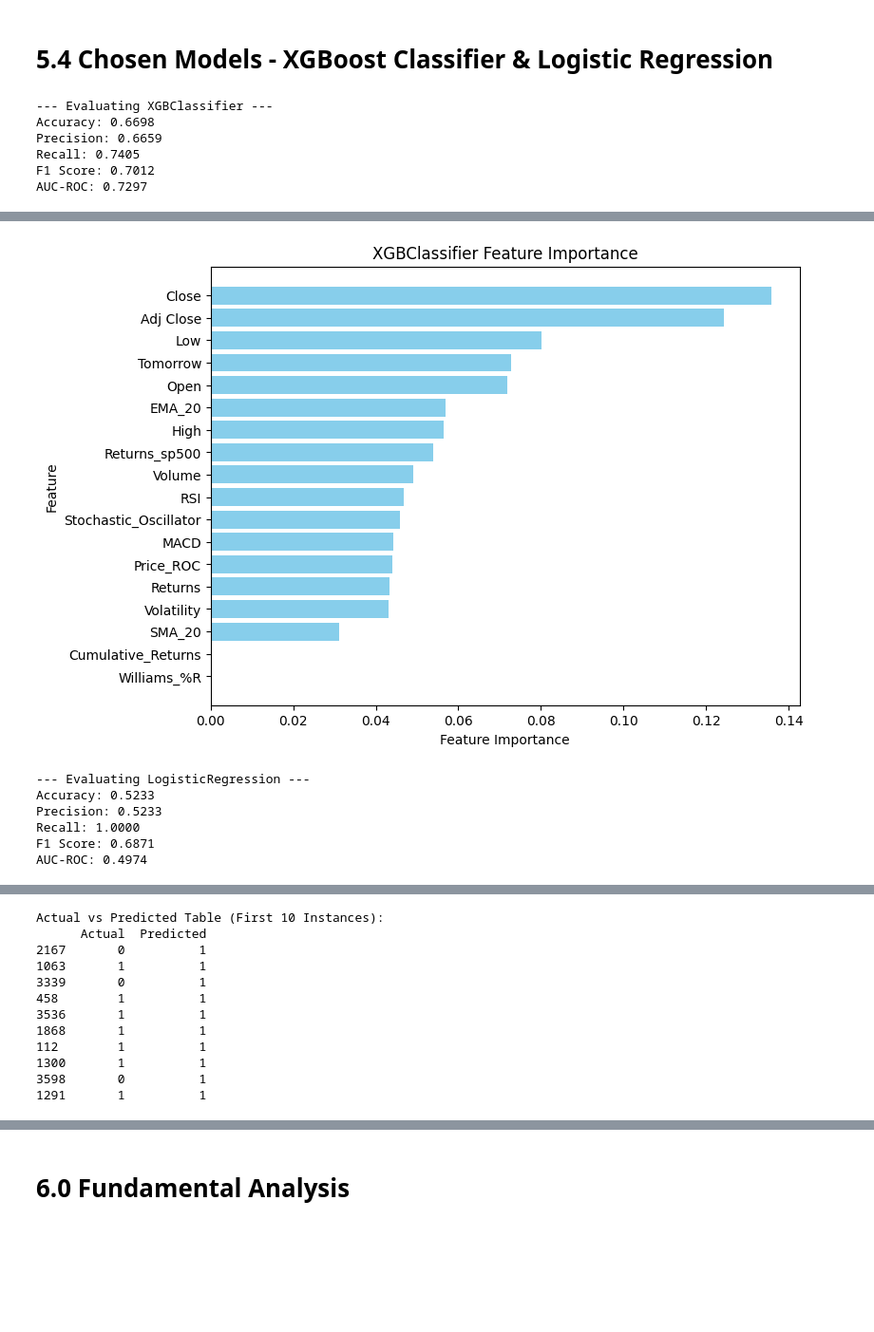
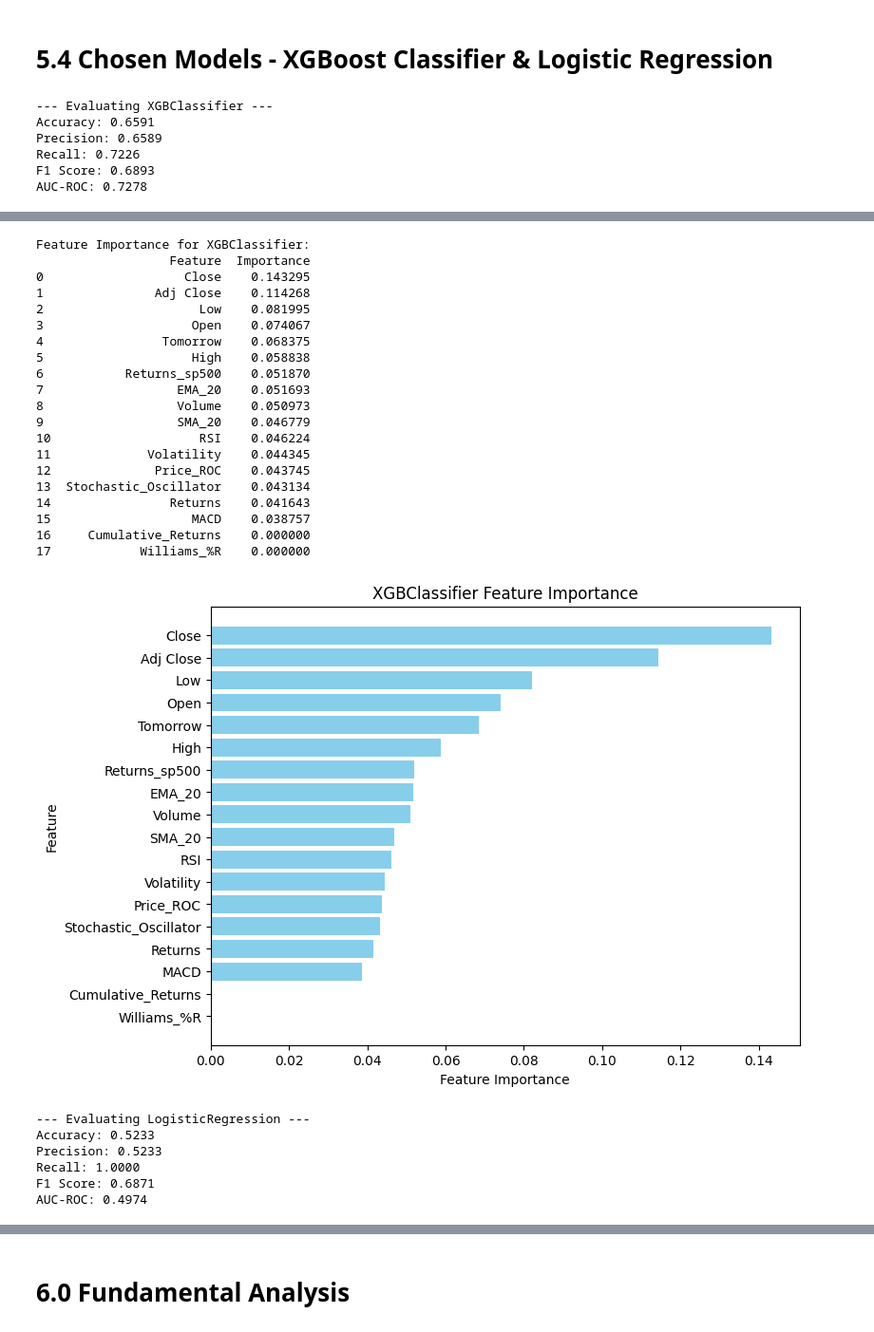
Before and after one commit to kovikov/Stock_Market_Trend_Analysis, a Jupyter notebook: Stock_Market_Trend_Analysis.ipynb, the cells around one changed output, grey strips where cells are left out. Shown at 95% size. Saved outputs shown, nothing was run; the diff lists cells and outputs as text; code cells hidden in the pictures; blank space fills up the shorter version.

```diff
--- a/Stock_Market_Trend_Analysis.ipynb
+++ b/Stock_Market_Trend_Analysis.ipynb
@@ -1728,19 +1653,35 @@ for name, model in fitted_models.items():
     plt.title(f'Actual vs Predicted - {name}')
     plt.show()
 
-    # 📌 Feature Importance for XGBClassifier
+
+        # 📌 Feature Importance for XGBClassifier
     if name == 'XGBClassifier':
         plt.figure(figsize=(8, 6))
+
+        # Extract feature importance values
         importances = model.feature_importances_
-        indices = np.argsort(importances)[::-1]
+        indices = np.argsort(importances)[::-1]  # Sort in descending order
         feature_names = X_train.columns
+
+        # Create DataFrame for feature importance
+        feature_importance_df = pd.DataFrame({
+            'Feature': [feature_names[i] for i in indices],
+            'Importance': importances[indices]
+        })
+
+        # Print Feature Importance DataFrame
+        print("\nFeature Importance for XGBClassifier:")
+        print(feature_importance_df)
+
+        # Plot Feature Importance
         plt.barh(range(len(indices)), importances[indices], align='center', color='skyblue')
-        plt.yticks(range(len(indices)), [feature_names[i] for i in indices])
+        plt.yticks(range(len(indices)), feature_importance_df['Feature'])
         plt.xlabel('Feature Importance')
         plt.ylabel('Feature')
         plt.title(f'{name} Feature Importance')
         plt.gca().invert_yaxis()
         plt.show()
+
 
     # 📌 Feature Importance for Logistic Regression
     if name == 'LogisticRegression' and hasattr(model, 'coef_'):
@@ -1766,8 +1707,8 @@ for name, model in fitted_models.items():
         plt.show()
 # %% [output]
 --- Evaluating XGBClassifier ---
-Accuracy: 0.6698
-Precision: 0.6659
-Recall: 0.7405
-F1 Score: 0.7012
-AUC-ROC: 0.7297
+Accuracy: 0.6591
+Precision: 0.6589
+Recall: 0.7226
+F1 Score: 0.6893
+AUC-ROC: 0.7278
@@ -1789,21 +1730,29 @@ Actual vs Predicted Table (First 10 Instances):
+Feature Importance for XGBClassifier:
+                  Feature  Importance
+0                   Close    0.143295
+1               Adj Close    0.114268
+2                     Low    0.081995
+3                    Open    0.074067
+4                Tomorrow    0.068375
+5                    High    0.058838
+6           Returns_sp500    0.051870
+7                  EMA_20    0.051693
+8                  Volume    0.050973
+9                  SMA_20    0.046779
+10                    RSI    0.046224
+11             Volatility    0.044345
+12              Price_ROC    0.043745
+13  Stochastic_Oscillator    0.043134
+14                Returns    0.041643
+15                   MACD    0.038757
+16     Cumulative_Returns    0.000000
+17            Williams_%R    0.000000
-[figure, old version]
+[figure, new version]
---- Evaluating LogisticRegression ---
-Accuracy: 0.5233
-Precision: 0.5233
-Recall: 1.0000
-F1 Score: 0.6871
-AUC-ROC: 0.4974
+--- Evaluating LogisticRegression ---
+Accuracy: 0.5233
+Precision: 0.5233
+Recall: 1.0000
+F1 Score: 0.6871
+AUC-ROC: 0.4974
 [figure]
 [figure]
-Actual vs Predicted Table (First 10 Instances):
-      Actual  Predicted
-2167       0          1
-1063       1          1
-3339       0          1
-458        1          1
-3536       1          1
-1868       1          1
-112        1          1
-1300       1          1
-3598       0          1
-1291       1          1
```
Also changed, not shown: parts of 19 cells of this notebook.
